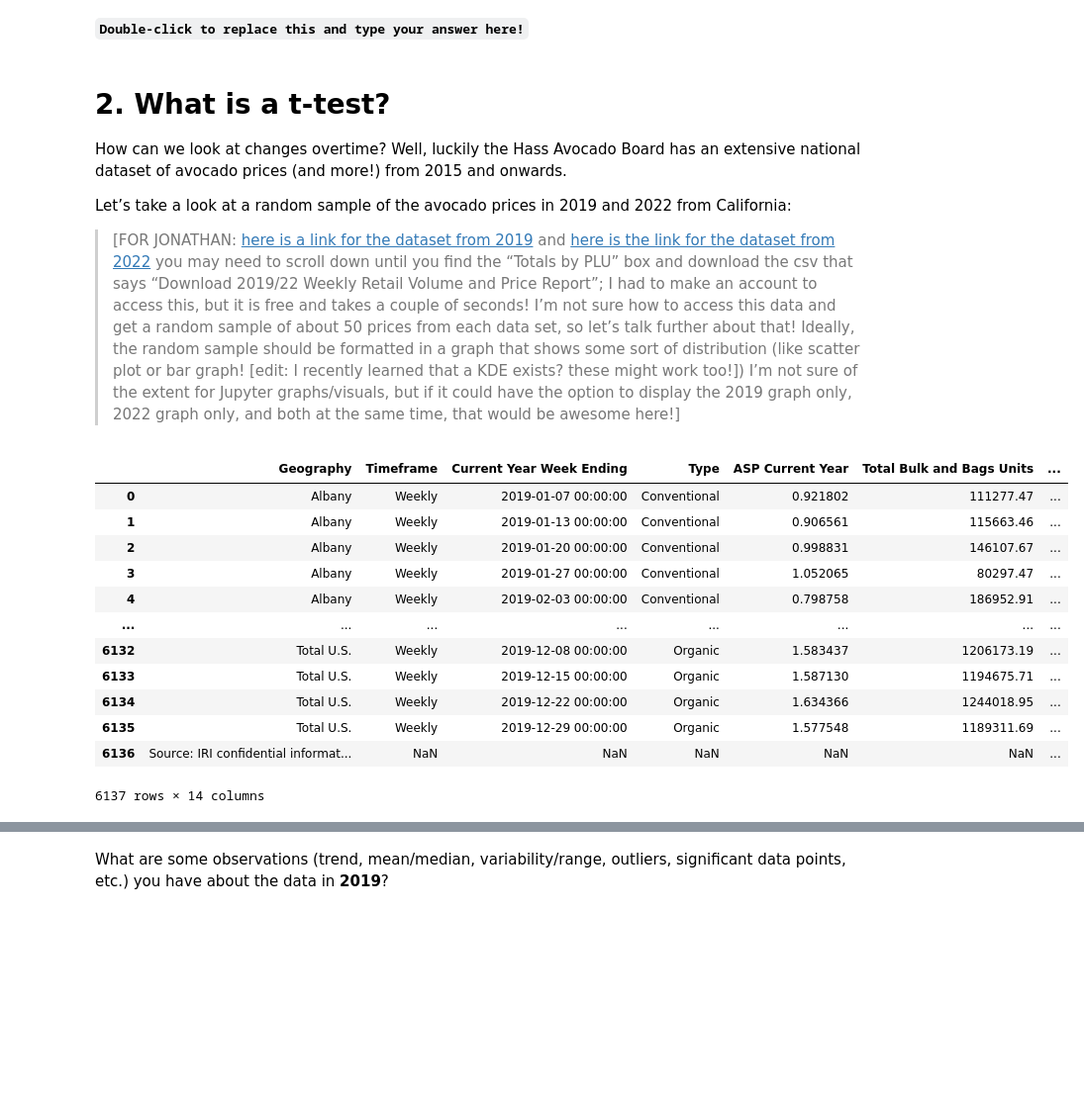
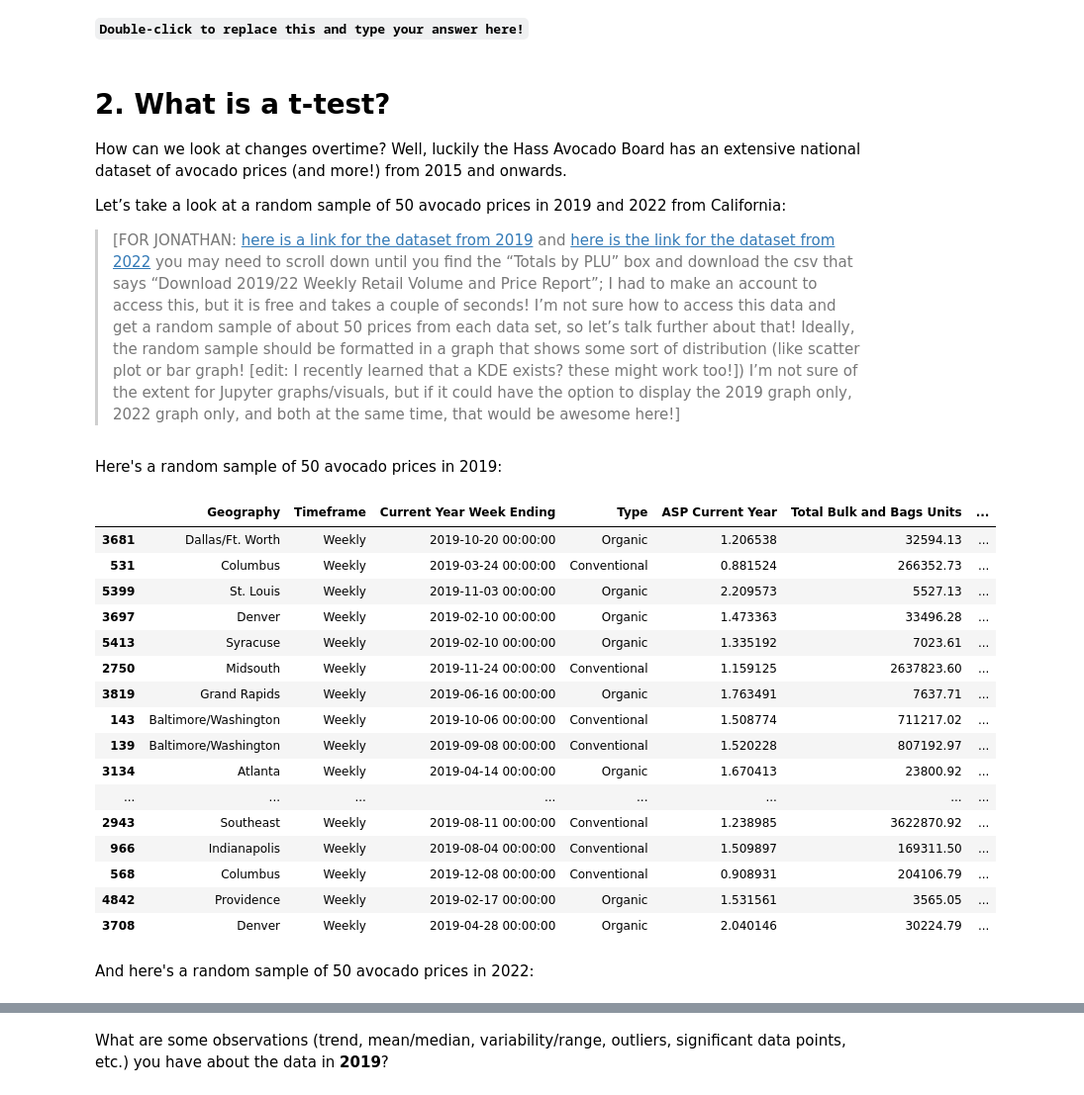
Before and after one commit to ds-modules/CalTeach-FA22, a Jupyter notebook: avocado/avocado_analysis.ipynb, the cells around one changed output, grey strips where cells are left out. Shown: that part at 99% size. Saved outputs shown, nothing was run; the diff lists cells and outputs as text; code cells hidden in the pictures; blank space fills up the shorter version.

```diff
--- a/avocado/avocado_analysis.ipynb
+++ b/avocado/avocado_analysis.ipynb
@@ -51,26 +51,34 @@ Type below:
 
 How can we look at changes overtime? Well, luckily the Hass Avocado Board has an extensive national dataset of avocado prices (and more!) from 2015 and onwards.
 
-Let’s take a look at a random sample of the avocado prices in 2019 and 2022 from California:
+Let’s take a look at a random sample of 50 avocado prices in 2019 and 2022 from California:
 > [FOR JONATHAN: [here is a link for the dataset from 2019](https://hassavocadoboard.com/category-data/?region=California&y=2019) and [here is the link for the dataset from 2022](https://hassavocadoboard.com/category-data/?region=California&y=2022) you may need to scroll down until you find the “Totals by PLU” box and download the csv that says “Download 2019/22 Weekly Retail Volume and Price Report”; I had to make an account to access this, but it is free and takes a couple of seconds! I’m not sure how to access this data and get a random sample of about 50 prices from each data set, so let’s talk further about that!
 Ideally, the random sample should be formatted in a graph that shows some sort of distribution (like scatter plot or bar graph! [edit: I recently learned that a KDE exists? these might work too!])
 I’m not sure of the extent for Jupyter graphs/visuals, but if it could have the option to display the 2019 graph only, 2022 graph only, and both at the same time, that would be awesome here!]
+# %% [markdown]
+Here's a random sample of 50 avocado prices in 2019:
 # %%
 haas_prices_2019 = pd.read_csv('2019-plu-total-hab.csv')
-haas_prices_2019
+haas_prices_2019.sample(n=50)
 # %% [output]
 |  | Geography | Timeframe | Current Year Week Ending | Type | ASP Current Year | Total Bulk and Bags Units | ... |
-| 0 | Albany | Weekly | 2019-01-07 00:00:00 | Conventional | 0.921802 | 111277.47 | ... |
-| 1 | Albany | Weekly | 2019-01-13 00:00:00 | Conventional | 0.906561 | 115663.46 | ... |
-| 2 | Albany | Weekly | 2019-01-20 00:00:00 | Conventional | 0.998831 | 146107.67 | ... |
-| 3 | Albany | Weekly | 2019-01-27 00:00:00 | Conventional | 1.052065 | 80297.47 | ... |
-| 4 | Albany | Weekly | 2019-02-03 00:00:00 | Conventional | 0.798758 | 186952.91 | ... |
+| 3681 | Dallas/Ft. Worth | Weekly | 2019-10-20 00:00:00 | Organic | 1.206538 | 32594.13 | ... |
+| 531 | Columbus | Weekly | 2019-03-24 00:00:00 | Conventional | 0.881524 | 266352.73 | ... |
+| 5399 | St. Louis | Weekly | 2019-11-03 00:00:00 | Organic | 2.209573 | 5527.13 | ... |
+| 3697 | Denver | Weekly | 2019-02-10 00:00:00 | Organic | 1.473363 | 33496.28 | ... |
+| 5413 | Syracuse | Weekly | 2019-02-10 00:00:00 | Organic | 1.335192 | 7023.61 | ... |
+| 2750 | Midsouth | Weekly | 2019-11-24 00:00:00 | Conventional | 1.159125 | 2637823.60 | ... |
+| 3819 | Grand Rapids | Weekly | 2019-06-16 00:00:00 | Organic | 1.763491 | 7637.71 | ... |
+| 143 | Baltimore/Washington | Weekly | 2019-10-06 00:00:00 | Conventional | 1.508774 | 711217.02 | ... |
+| 139 | Baltimore/Washington | Weekly | 2019-09-08 00:00:00 | Conventional | 1.520228 | 807192.97 | ... |
+| 3134 | Atlanta | Weekly | 2019-04-14 00:00:00 | Organic | 1.670413 | 23800.92 | ... |
 | ... | ... | ... | ... | ... | ... | ... | ... |
-| 6132 | Total U.S. | Weekly | 2019-12-08 00:00:00 | Organic | 1.583437 | 1206173.19 | ... |
-| 6133 | Total U.S. | Weekly | 2019-12-15 00:00:00 | Organic | 1.587130 | 1194675.71 | ... |
-| 6134 | Total U.S. | Weekly | 2019-12-22 00:00:00 | Organic | 1.634366 | 1244018.95 | ... |
-| 6135 | Total U.S. | Weekly | 2019-12-29 00:00:00 | Organic | 1.577548 | 1189311.69 | ... |
-| 6136 | Source: IRI confidential informat... | NaN | NaN | NaN | NaN | NaN | ... |
+| 2943 | Southeast | Weekly | 2019-08-11 00:00:00 | Conventional | 1.238985 | 3622870.92 | ... |
+| 966 | Indianapolis | Weekly | 2019-08-04 00:00:00 | Conventional | 1.509897 | 169311.50 | ... |
+| 568 | Columbus | Weekly | 2019-12-08 00:00:00 | Conventional | 0.908931 | 204106.79 | ... |
+| 4842 | Providence | Weekly | 2019-02-17 00:00:00 | Organic | 1.531561 | 3565.05 | ... |
+| 3708 | Denver | Weekly | 2019-04-28 00:00:00 | Organic | 2.040146 | 30224.79 | ... |
-6137 rows × 14 columns
+# %% [markdown]
+And here's a random sample of 50 avocado prices in 2022:
 # %%
 haas_prices_2022 = pd.read_csv('2019-plu-total-hab.csv')
```
Also changed, not shown: parts of 4 cells of this notebook, 2 other files.
